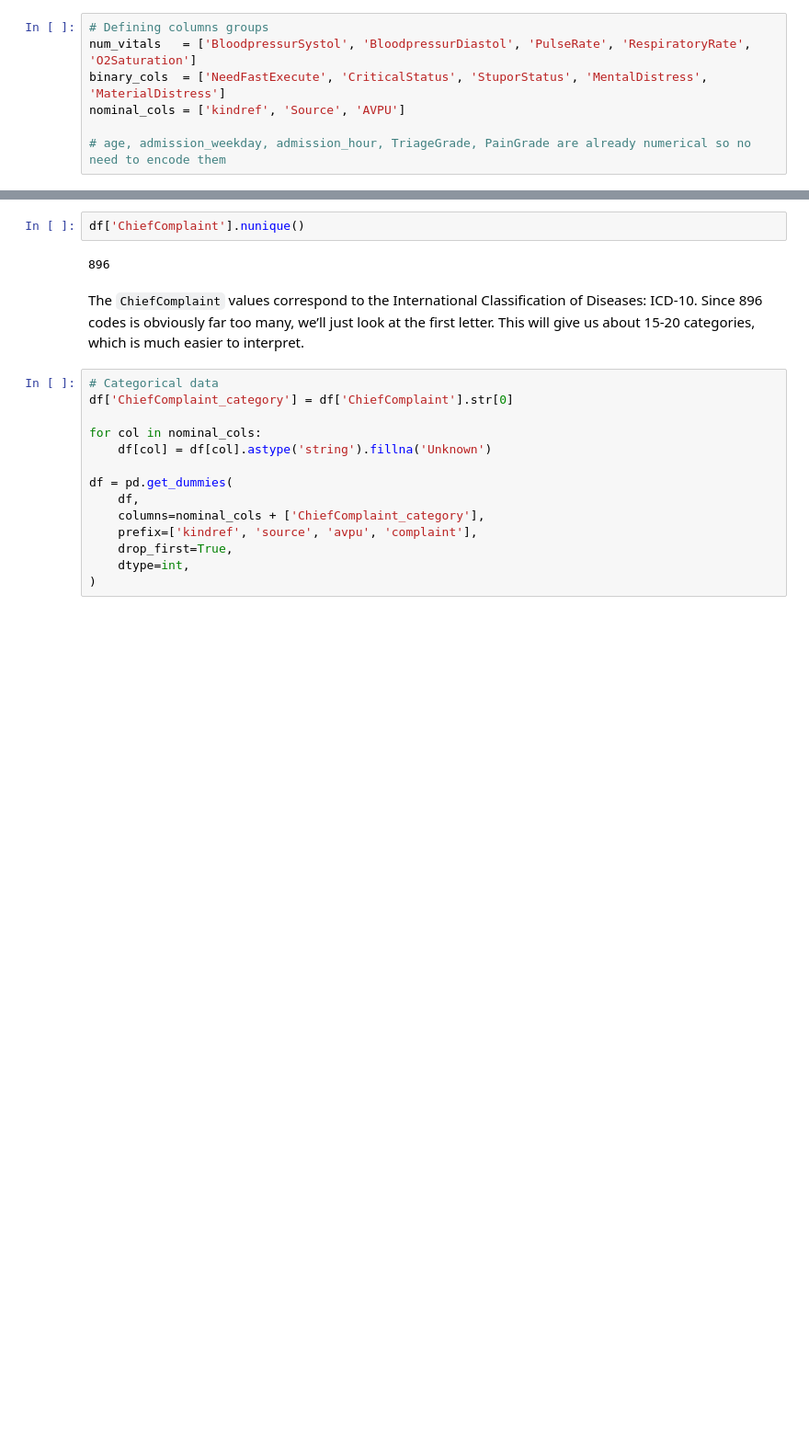
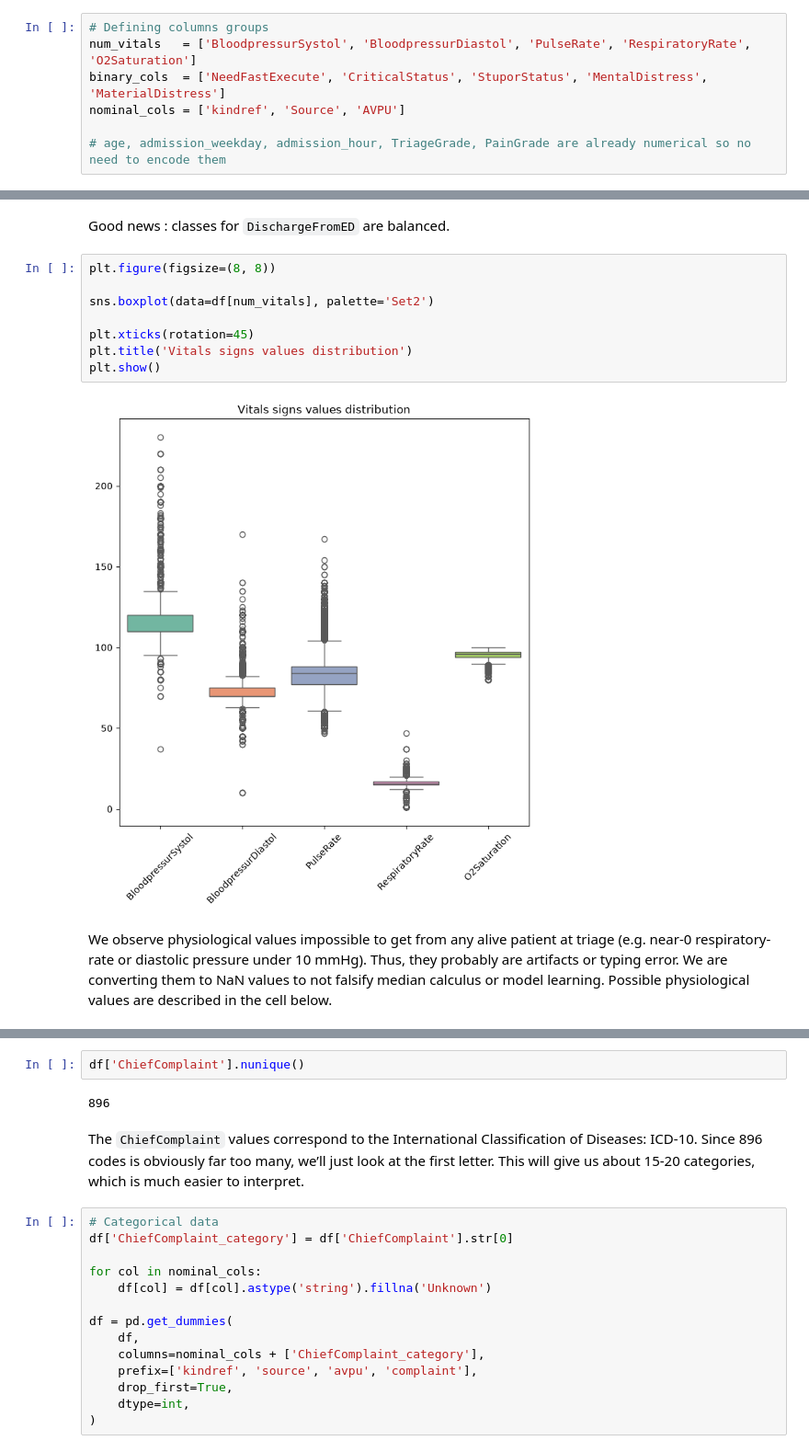
Before and after one commit to asdrz/ER-predicting-length-of-stay, a Jupyter notebook: main.ipynb, the cells around one changed output, grey strips where cells are left out. Shown at 92% size. Cells and saved outputs as stored; diff of their text form; blank space fills up the shorter version.

```diff
--- a/main.ipynb
+++ b/main.ipynb
@@ -135,0 +90,14 @@ df['gender'] = df['gender'].astype(int)
+# %% [markdown]
+Good news : classes for ``DischargeFromED`` are balanced.
+# %%
+plt.figure(figsize=(8, 8))
+
+sns.boxplot(data=df[num_vitals], palette='Set2')
+
+plt.xticks(rotation=45)
+plt.title('Vitals signs values distribution')
+plt.show()
+# %% [output]
+[figure, added]
+# %% [markdown]
+We observe physiological values impossible to get from any alive patient at triage (e.g. near-0 respiratory-rate or diastolic pressure under 10 mmHg). Thus, they probably are artifacts or typing error. We are converting them to NaN values to not falsify median calculus or model learning. Possible physiological values are described in the cell below.
```
Also changed, not shown: parts of 20 cells of this notebook.
